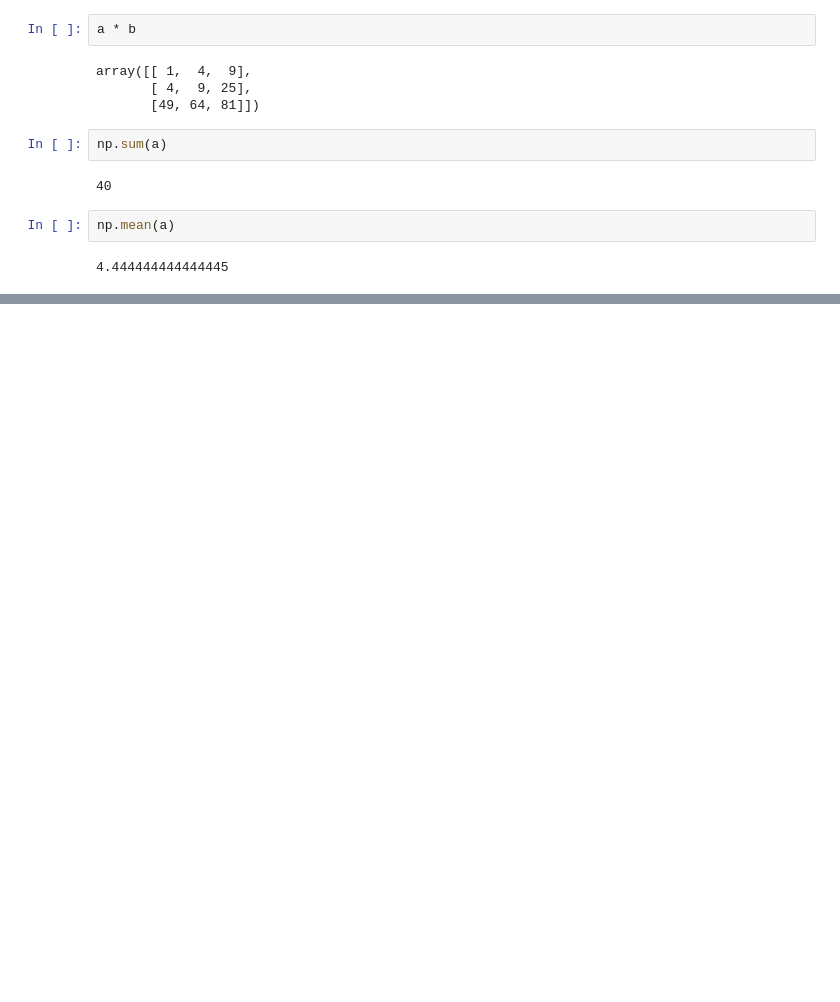
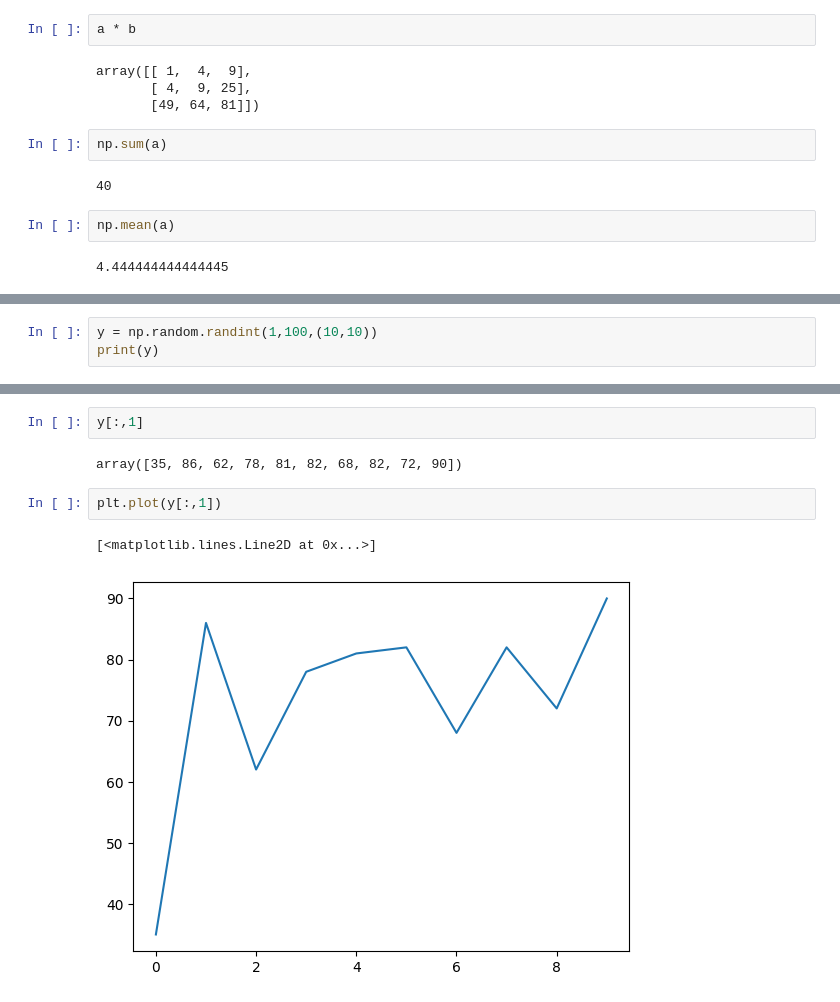
Before and after one commit to shubhankarsingh030/Digipoddium-python, a Jupyter notebook: Data_Analysis/numerical.ipynb, the cells around one changed output, grey strips where cells are left out. Drawn from its saved outputs; the diff is of its cells as text; blank space fills up the shorter version.

Commit message:
graph

```diff
--- a/Data_Analysis/numerical.ipynb
+++ b/Data_Analysis/numerical.ipynb
@@ -147,0 +183,3 @@ np.mean(a)
+# %%
+y = np.random.randint(1,100,(10,10))
+print(y)
@@ -147,0 +274,9 @@ np.mean(a)
+# %%
+y[:,1]
+# %% [output]
+array([35, 86, 62, 78, 81, 82, 68, 82, 72, 90])
+# %%
+plt.plot(y[:,1])
+# %% [output]
+[<matplotlib.lines.Line2D at 0x...>]
+[figure, added]
```
Also changed, not shown: parts of 18 cells of this notebook, 1 other file.
